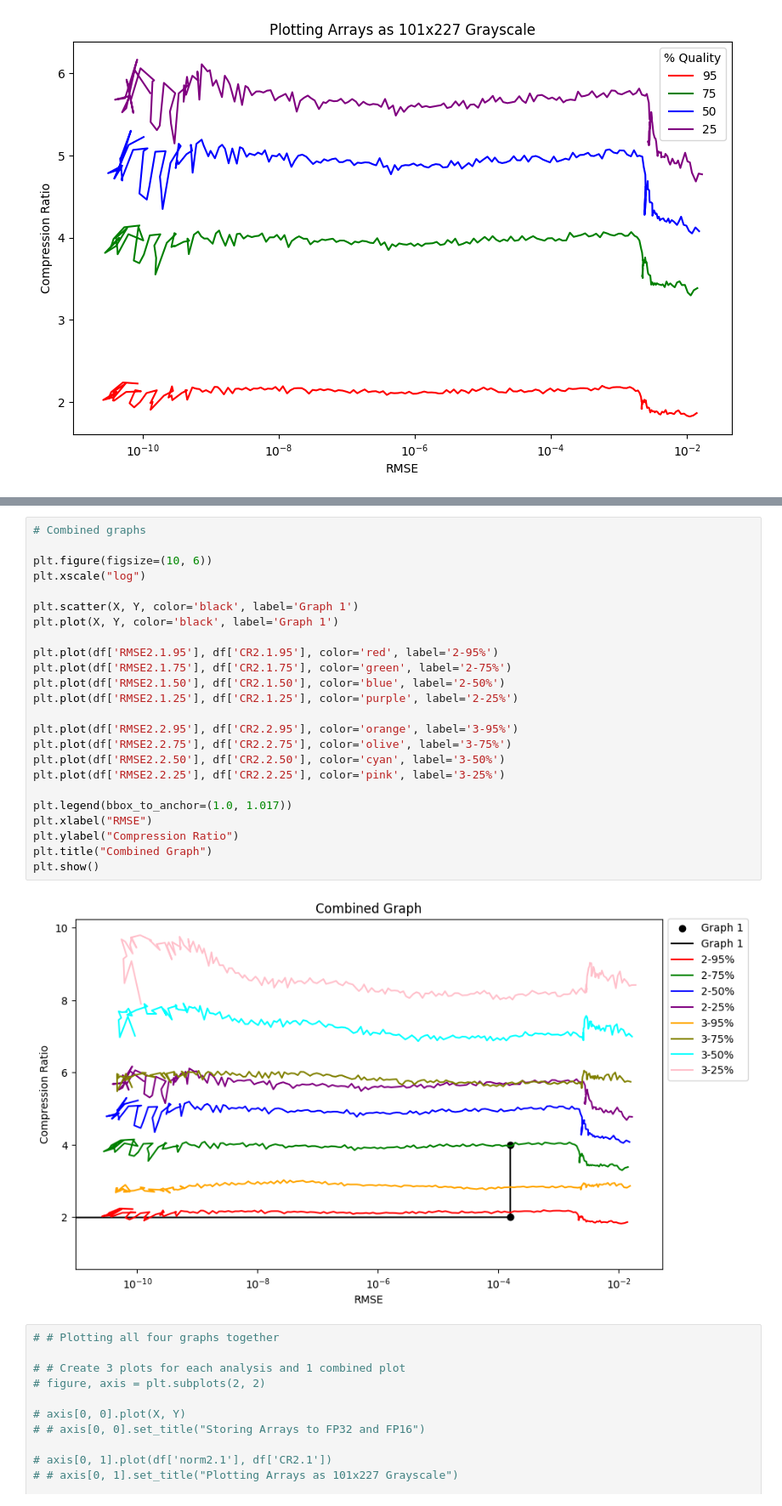
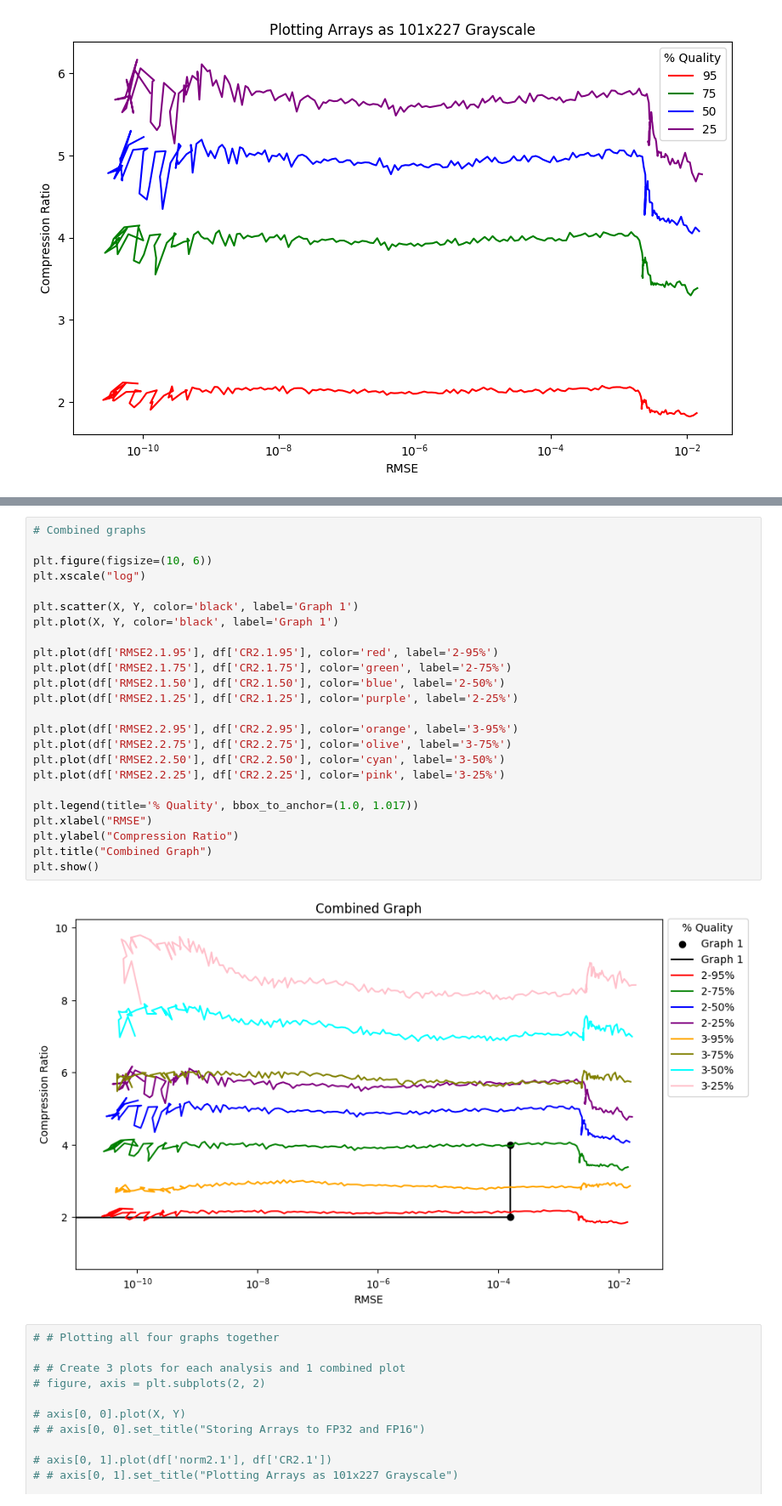
Before and after one commit to sarthaag/data-compression, a Jupyter notebook: analysis2_combined.ipynb, the cells around one changed output, grey strips where cells are left out. Shown at 85% size. Saved outputs shown, nothing was run; the diff lists cells and outputs as text.

```diff
--- a/analysis2_combined.ipynb
+++ b/analysis2_combined.ipynb
@@ -62,29 +62,29 @@ plt.show()
 # %%
 # Combined graphs
 
 plt.figure(figsize=(10, 6))
 plt.xscale("log")
 
 plt.scatter(X, Y, color='black', label='Graph 1')
 plt.plot(X, Y, color='black', label='Graph 1')
 
 plt.plot(df['RMSE2.1.95'], df['CR2.1.95'], color='red', label='2-95%')
 plt.plot(df['RMSE2.1.75'], df['CR2.1.75'], color='green', label='2-75%')
 plt.plot(df['RMSE2.1.50'], df['CR2.1.50'], color='blue', label='2-50%')
 plt.plot(df['RMSE2.1.25'], df['CR2.1.25'], color='purple', label='2-25%')
 
 plt.plot(df['RMSE2.2.95'], df['CR2.2.95'], color='orange', label='3-95%')
 plt.plot(df['RMSE2.2.75'], df['CR2.2.75'], color='olive', label='3-75%')
 plt.plot(df['RMSE2.2.50'], df['CR2.2.50'], color='cyan', label='3-50%')
 plt.plot(df['RMSE2.2.25'], df['CR2.2.25'], color='pink', label='3-25%')
 
-plt.legend(bbox_to_anchor=(1.0, 1.017))
+plt.legend(title='% Quality', bbox_to_anchor=(1.0, 1.017))
 plt.xlabel("RMSE")
 plt.ylabel("Compression Ratio")
 plt.title("Combined Graph")
 plt.show()
 # %% [output]
-[figure, old version]
+[figure, new version]
 # %%
 # # Plotting all four graphs together
 
```
Also changed, not shown: parts of 1 cell of this notebook, 1 other file.
